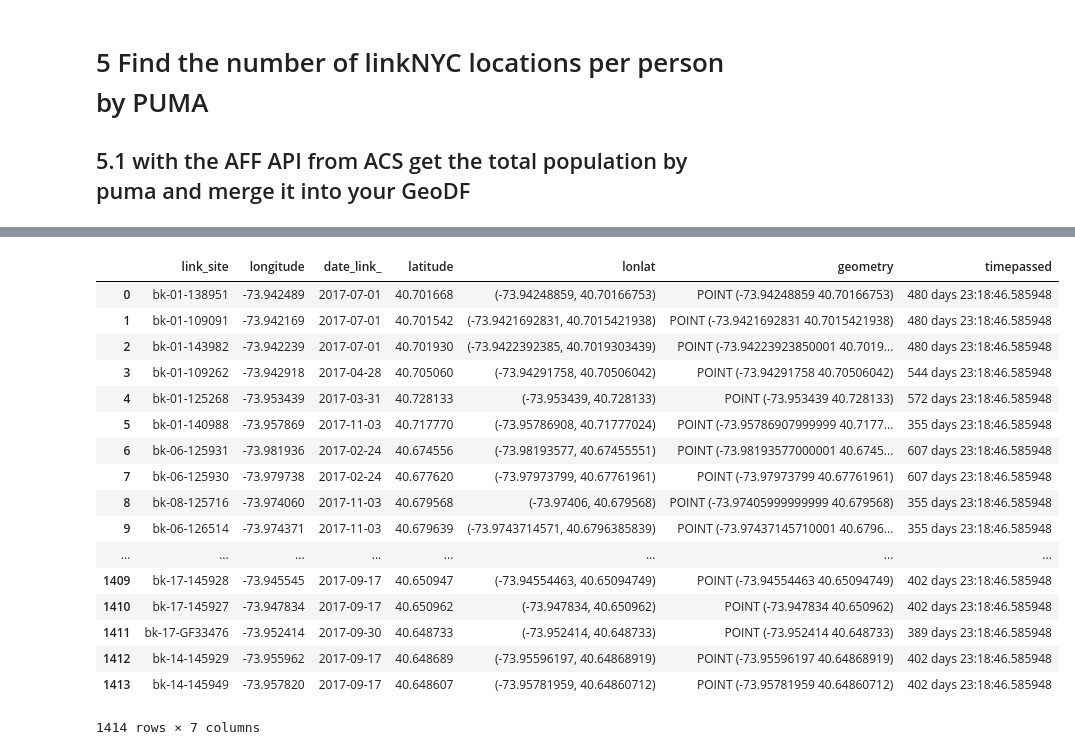
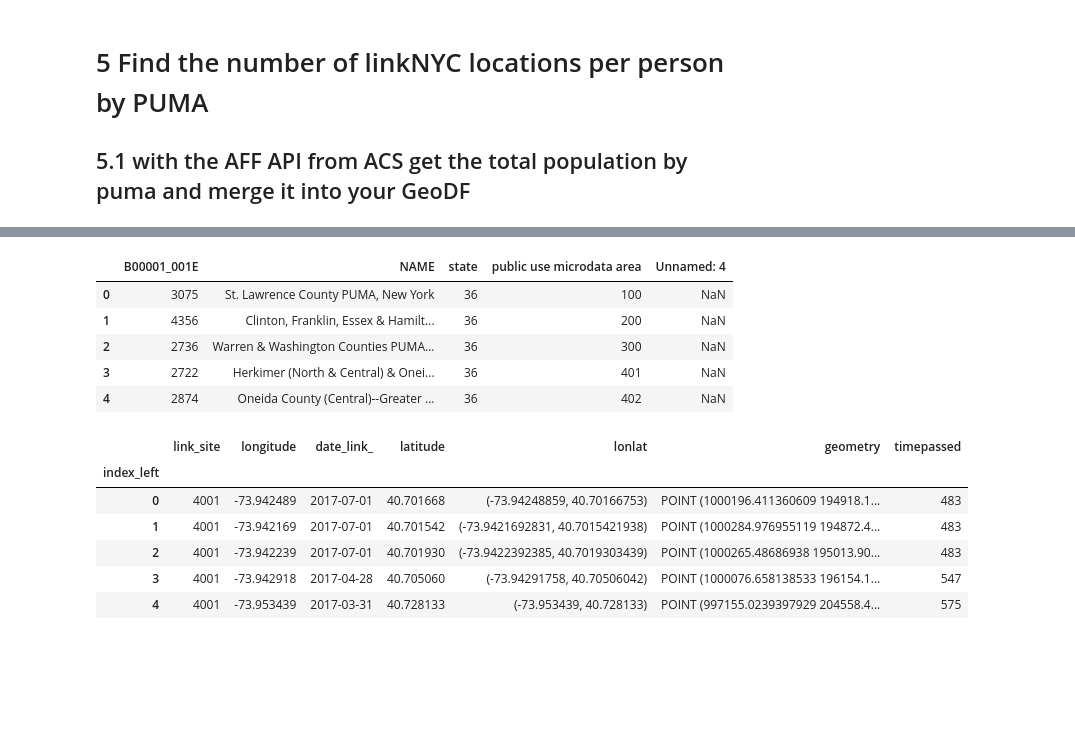
Before and after one commit to samjfalk/PUI2018_sjf374, a Jupyter notebook: HW7_sjf374/HW7_1_sjf374.ipynb, the cells around one changed output, grey strips where cells are left out. Drawn from its saved outputs; the diff is of its cells as text; code cells hidden in the pictures; blank space fills up the shorter version.

```diff
--- a/HW7_sjf374/HW7_1_sjf374.ipynb
+++ b/HW7_sjf374/HW7_1_sjf374.ipynb
@@ -434,0 +464,3 @@ linkNYCgdf = gpd.GeoDataFrame(linkNYCdf)
+# %%
+#find time elapsed for graphing
+linkNYCdf['timepassed'] = linkNYCdf['date_link_'].apply(lambda x: (datetime.today() - x).days)
@@ -492,0 +517,9 @@ pumashp.head()
+# %%
+pumaPop.head()
+# %% [output]
+|  | B00001_001E | NAME | state | public use microdata area | Unnamed: 4 |
+| 0 | 3075 | St. Lawrence County PUMA, New York | 36 | 100 | NaN |
+| 1 | 4356 | Clinton, Franklin, Essex & Hamilt... | 36 | 200 | NaN |
+| 2 | 2736 | Warren & Washington Counties PUMA... | 36 | 300 | NaN |
+| 3 | 2722 | Herkimer (North & Central) & Onei... | 36 | 401 | NaN |
+| 4 | 2874 | Oneida County (Central)--Greater ... | 36 | 402 | NaN |
@@ -493,21 +528,10 @@ pumashp.head()
 # %%
-linkNYCgdf
+linkNYCgdf.head()
 # %% [output]
 |  | link_site | longitude | date_link_ | latitude | lonlat | geometry | timepassed |
-| 0 | bk-01-138951 | -73.942489 | 2017-07-01 | 40.701668 | (-73.94248859, 40.70166753) | POINT (-73.94248859 40.70166753) | 480 days 23:18:46.585948 |
-| 1 | bk-01-109091 | -73.942169 | 2017-07-01 | 40.701542 | (-73.9421692831, 40.7015421938) | POINT (-73.9421692831 40.7015421938) | 480 days 23:18:46.585948 |
-| 2 | bk-01-143982 | -73.942239 | 2017-07-01 | 40.701930 | (-73.9422392385, 40.7019303439) | POINT (-73.94223923850001 40.7019... | 480 days 23:18:46.585948 |
-| 3 | bk-01-109262 | -73.942918 | 2017-04-28 | 40.705060 | (-73.94291758, 40.70506042) | POINT (-73.94291758 40.70506042) | 544 days 23:18:46.585948 |
-| 4 | bk-01-125268 | -73.953439 | 2017-03-31 | 40.728133 | (-73.953439, 40.728133) | POINT (-73.953439 40.728133) | 572 days 23:18:46.585948 |
-| 5 | bk-01-140988 | -73.957869 | 2017-11-03 | 40.717770 | (-73.95786908, 40.71777024) | POINT (-73.95786907999999 40.7177... | 355 days 23:18:46.585948 |
-| 6 | bk-06-125931 | -73.981936 | 2017-02-24 | 40.674556 | (-73.98193577, 40.67455551) | POINT (-73.98193577000001 40.6745... | 607 days 23:18:46.585948 |
-| 7 | bk-06-125930 | -73.979738 | 2017-02-24 | 40.677620 | (-73.97973799, 40.67761961) | POINT (-73.97973799 40.67761961) | 607 days 23:18:46.585948 |
-| 8 | bk-08-125716 | -73.974060 | 2017-11-03 | 40.679568 | (-73.97406, 40.679568) | POINT (-73.97405999999999 40.679568) | 355 days 23:18:46.585948 |
-| 9 | bk-06-126514 | -73.974371 | 2017-11-03 | 40.679639 | (-73.9743714571, 40.6796385839) | POINT (-73.97437145710001 40.6796... | 355 days 23:18:46.585948 |
-| ... | ... | ... | ... | ... | ... | ... | ... |
-| 1409 | bk-17-145928 | -73.945545 | 2017-09-17 | 40.650947 | (-73.94554463, 40.65094749) | POINT (-73.94554463 40.65094749) | 402 days 23:18:46.585948 |
-| 1410 | bk-17-145927 | -73.947834 | 2017-09-17 | 40.650962 | (-73.947834, 40.650962) | POINT (-73.947834 40.650962) | 402 days 23:18:46.585948 |
-| 1411 | bk-17-GF33476 | -73.952414 | 2017-09-30 | 40.648733 | (-73.952414, 40.648733) | POINT (-73.952414 40.648733) | 389 days 23:18:46.585948 |
-| 1412 | bk-14-145929 | -73.955962 | 2017-09-17 | 40.648689 | (-73.95596197, 40.64868919) | POINT (-73.95596197 40.64868919) | 402 days 23:18:46.585948 |
-| 1413 | bk-14-145949 | -73.957820 | 2017-09-17 | 40.648607 | (-73.95781959, 40.64860712) | POINT (-73.95781959 40.64860712) | 402 days 23:18:46.585948 |
+| index_left |  |  |  |  |  |  |  |
+| 0 | 4001 | -73.942489 | 2017-07-01 | 40.701668 | (-73.94248859, 40.70166753) | POINT (1000196.411360609 194918.1... | 483 |
+| 1 | 4001 | -73.942169 | 2017-07-01 | 40.701542 | (-73.9421692831, 40.7015421938) | POINT (1000284.976955119 194872.4... | 483 |
+| 2 | 4001 | -73.942239 | 2017-07-01 | 40.701930 | (-73.9422392385, 40.7019303439) | POINT (1000265.48686938 195013.90... | 483 |
+| 3 | 4001 | -73.942918 | 2017-04-28 | 40.705060 | (-73.94291758, 40.70506042) | POINT (1000076.658138533 196154.1... | 547 |
+| 4 | 4001 | -73.953439 | 2017-03-31 | 40.728133 | (-73.953439, 40.728133) | POINT (997155.0239397929 204558.4... | 575 |
-1414 rows × 7 columns
```
Also changed, not shown: parts of 72 cells of this notebook.
